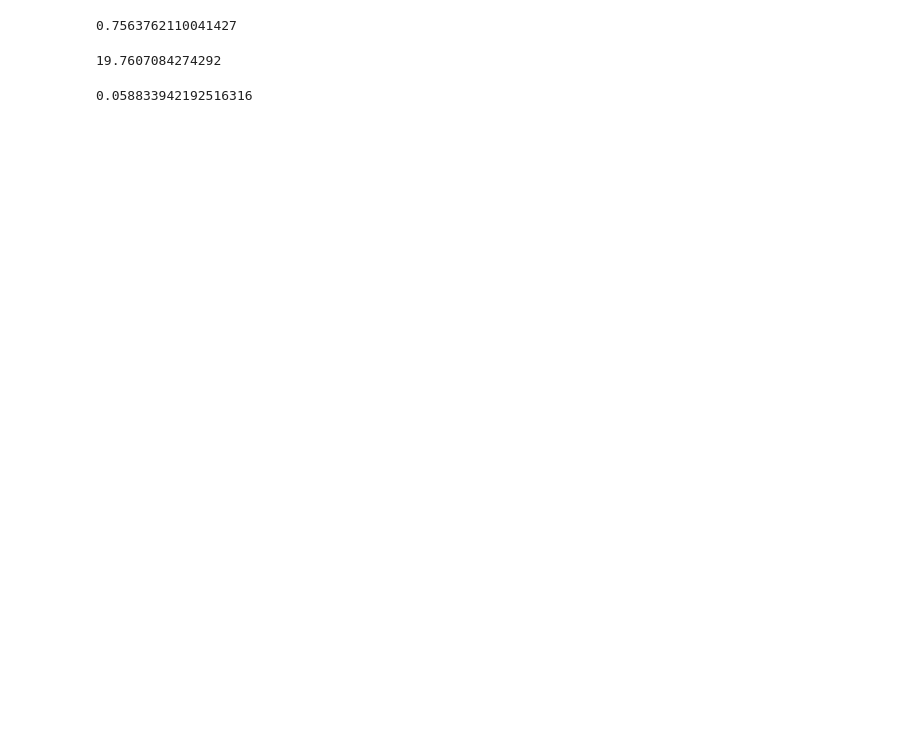
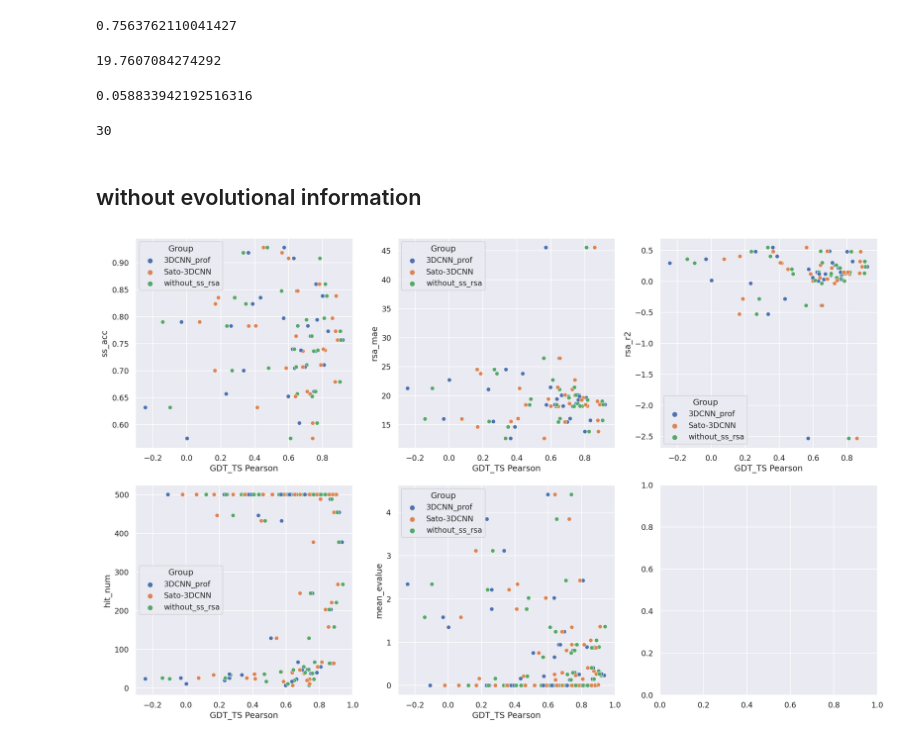
Before and after one commit to yutake27/casp, a Jupyter notebook: casp14/src/analyze_3dcnn_prof.ipynb, the cells around one changed output. Saved outputs shown, nothing was run; the diff lists cells and outputs as text; code cells hidden in the pictures; blank space fills up the shorter version.

Commit message:
fix comparison figure

```diff
--- a/casp14/src/analyze_3dcnn_prof.ipynb
+++ b/casp14/src/analyze_3dcnn_prof.ipynb
@@ -222,3 +243,9 @@ proposed_df['rsa_mae'].mean()
 proposed_df['rsa_r2'].mean()
 # %% [output]
 0.058833942192516316
+# %%
+len(proposed_df.query('not rsa_r2.isnull()'))
+# %% [output]
+30
+# %% [markdown]
+## without evolutional information
@@ -224,0 +254,23 @@ proposed_df['rsa_r2'].mean()
+# %%
+compare_methods = ['3DCNN_prof', 'Sato-3DCNN', 'without_ss_rsa']
+compare_df = cdf.query('Group in @compare_methods')
+# %%
+def scatter_plot_each_reliability_compare(x, df):
+    fig, axes = plt.subplots(nrows=2, ncols=3, sharex=False, sharey=False, figsize=(16, 10))
+    hue = 'Group'
+    y = 'ss_acc'
+    sns.scatterplot(data=df, x=x, y=y, hue=hue, ax=axes[0, 0])
+    y = 'rsa_mae'
+    sns.scatterplot(data=df, x=x, y=y, hue=hue, ax=axes[0, 1])
+    y = 'rsa_r2'
+    sns.scatterplot(data=df, x=x, y=y, hue=hue, ax=axes[0, 2])
+    y = 'hit_num'
+    sns.scatterplot(data=df, x=x, y=y, hue=hue, ax=axes[1, 0])
+    y = 'mean_evalue'
+    sns.scatterplot(data=df, x=x, y=y, hue=hue, ax=axes[1, 1])
+    fig.tight_layout()
+# %%
+scatter_plot_each_reliability_compare(x='GDT_TS Pearson', df=compare_df)
+plt.savefig('../data/plot/casp14_scatter_gdtts_pearson_evol_reliability_compare.png')
+# %% [output]
+[figure, added]
```
Also changed, not shown: parts of 14 cells of this notebook, 2 other files.
